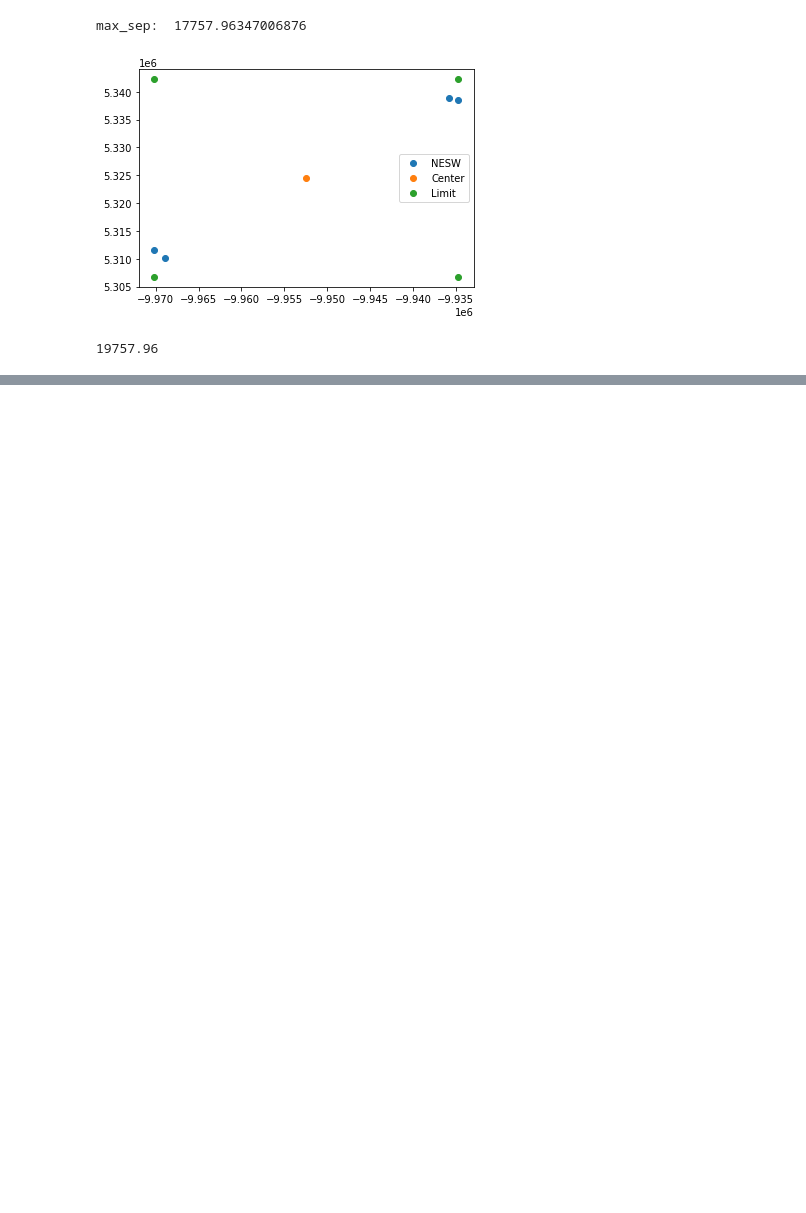
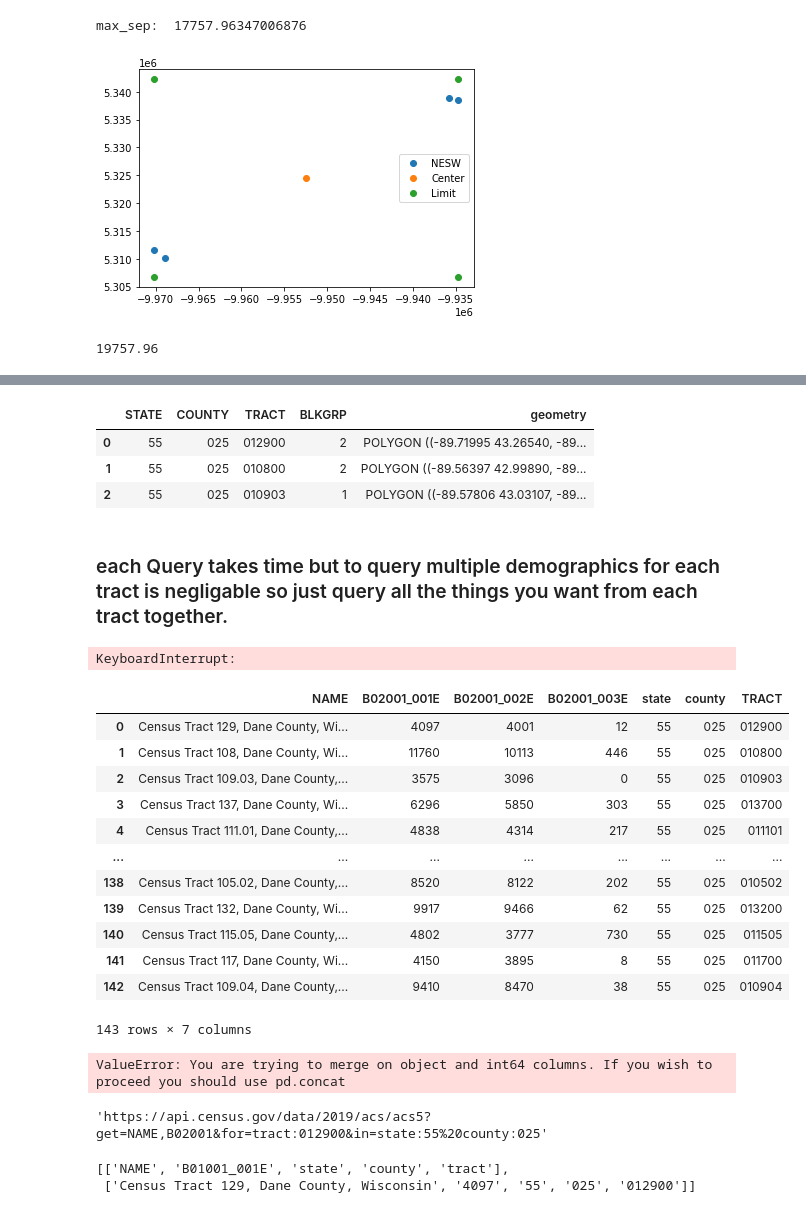
Before and after one commit to wisc-bus/simulator, a Jupyter notebook: TigerWeb_Exploration.ipynb, the cells around one changed output, grey strips where cells are left out. Drawn from its saved outputs; the diff is of its cells as text; code cells hidden in the pictures; blank space fills up the shorter version.

Commit message:
adding in functionality to get demographics from tracts

```diff
--- a/TigerWeb_Exploration.ipynb
+++ b/TigerWeb_Exploration.ipynb
@@ -111,0 +128,72 @@ plotArea_LatLon(-95.058198, 49.279038, dist_meters=10000)
+# %%
+df.head(3)
+# %% [output]
+|  | STATE | COUNTY | TRACT | BLKGRP | geometry |
+| 0 | 55 | 025 | 012900 | 2 | POLYGON ((-89.71995 43.26540, -89... |
+| 1 | 55 | 025 | 010800 | 2 | POLYGON ((-89.56397 42.99890, -89... |
+| 2 | 55 | 025 | 010903 | 1 | POLYGON ((-89.57806 43.03107, -89... |
+# %%
+Race = {'Total':'B02001_001E', 'White alone':'B02001_002E', 'Black or African American alone':'B02001_003E',
+            'American Indian and Alaska Native alone':'B02001_004E', 'Asian alone':'B02001_005E',
+            'Native Hawaiian and Other Pacific Islander alone':'B02001_006E'}
+# %% [markdown]
+### each Query takes time but to query multiple demographics for each tract is negligable so just query all the things you want from each tract together.
+# %%
+combined_data = []
+
+for row in df.iterrows():
+    state = row[1]['STATE']
+    tract = row[1]['TRACT']
+    county = row[1]['COUNTY']
+    demographic = Race['Total'] + "," + Race['White alone'] + "," + Race['Black or African American alone']
+
+    url_acs = "https://api.census.gov/data/2019/acs/acs5?"
+    url_demographic = "get=NAME," + str(demographic) + "&"
+    url_location = "for=tract:" + str(tract) + "&in=state:" + str(state) + "%20county:" + str(county)
+
+    url = url_acs + url_demographic + url_location
+
+    resp = requests.get(url)
+    data = json.loads(resp.text)
+
+    if len(combined_data) == 0:
+        combined_data.append(data[0])
+    combined_data.append(data[1])
+# %% [output]
+KeyboardInterrupt:
+# %%
+combined_df = pd.DataFrame(combined_data[1:], columns=combined_data[0])
+combined_df.rename(columns={'tract':'TRACT'}, inplace=True)
+combined_df
+# %% [output]
+|  | NAME | B02001_001E | B02001_002E | B02001_003E | state | county | TRACT |
+| 0 | Census Tract 129, Dane County, Wi... | 4097 | 4001 | 12 | 55 | 025 | 012900 |
+| 1 | Census Tract 108, Dane County, Wi... | 11760 | 10113 | 446 | 55 | 025 | 010800 |
+| 2 | Census Tract 109.03, Dane County,... | 3575 | 3096 | 0 | 55 | 025 | 010903 |
+| 3 | Census Tract 137, Dane County, Wi... | 6296 | 5850 | 303 | 55 | 025 | 013700 |
+| 4 | Census Tract 111.01, Dane County,... | 4838 | 4314 | 217 | 55 | 025 | 011101 |
+| ... | ... | ... | ... | ... | ... | ... | ... |
+| 138 | Census Tract 105.02, Dane County,... | 8520 | 8122 | 202 | 55 | 025 | 010502 |
+| 139 | Census Tract 132, Dane County, Wi... | 9917 | 9466 | 62 | 55 | 025 | 013200 |
+| 140 | Census Tract 115.05, Dane County,... | 4802 | 3777 | 730 | 55 | 025 | 011505 |
+| 141 | Census Tract 117, Dane County, Wi... | 4150 | 3895 | 8 | 55 | 025 | 011700 |
+| 142 | Census Tract 109.04, Dane County,... | 9410 | 8470 | 38 | 55 | 025 | 010904 |
+143 rows × 7 columns
+# %%
+joined_df = df.join(combined_df, on='TRACT')
+# %% [output]
+ValueError: You are trying to merge on object and int64 columns. If you wish to proceed you should use pd.concat
+# %%
+url_acs + url_demographic + url_location
+# %% [output]
+'https://api.census.gov/data/2019/acs/acs5?get=NAME,B02001&for=tract:012900&in=state:55%20county:025'
+# %%
+import requests, json
+
+url = 'https://api.census.gov/data/2019/acs/acs5?get=NAME,B01001_001E&for=tract:012900&in=state:55%20county:025'
+resp = requests.get(url)
+scores = json.loads(resp.text)
+scores
+# %% [output]
+[['NAME', 'B01001_001E', 'state', 'county', 'tract'],
+ ['Census Tract 129, Dane County, Wisconsin', '4097', '55', '025', '012900']]
```
Also changed, not shown: parts of 8 cells of this notebook, 1 other file.
